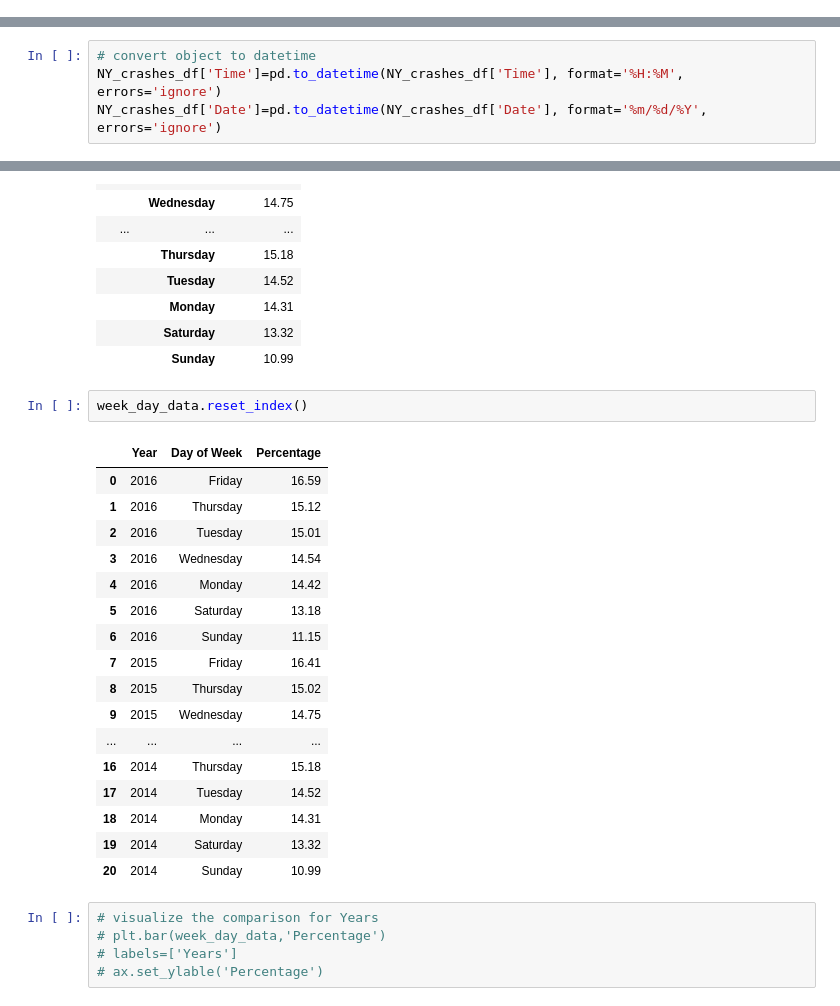
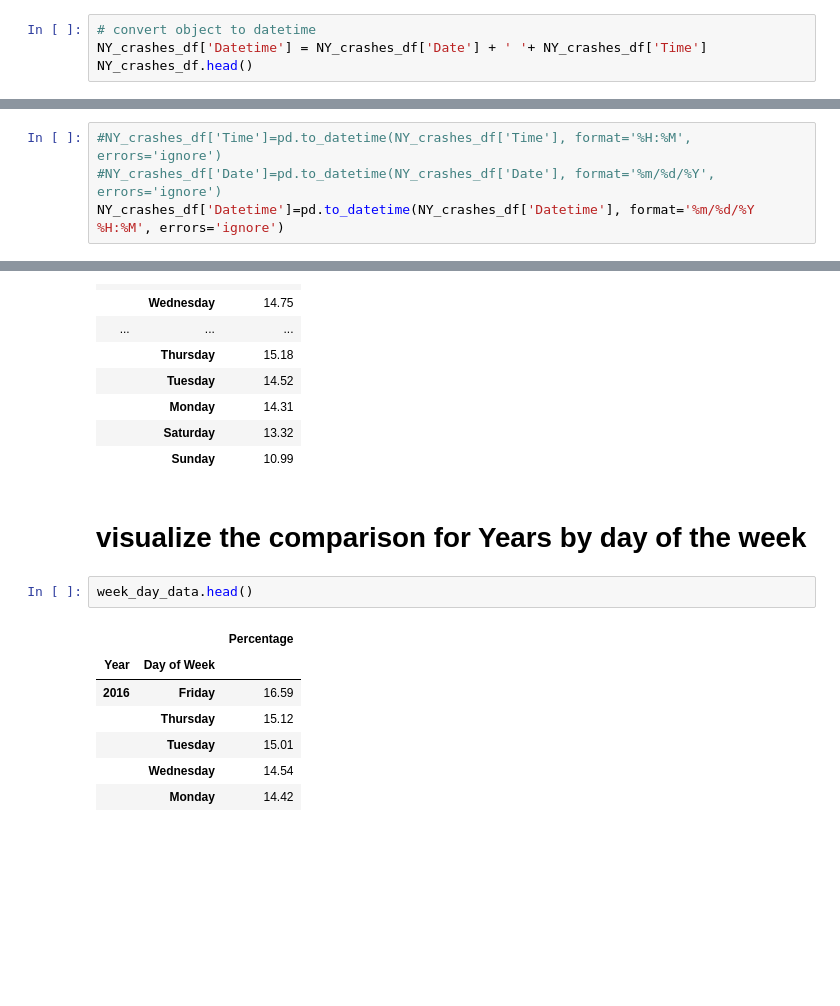
Before and after one commit to nmansoorabadi/Project-1, a Jupyter notebook: Project_1-Najmeh.ipynb, the cells around one changed output, grey strips where cells are left out. Cells and saved outputs as stored; diff of their text form; blank space fills up the shorter version.

```diff
--- a/Project_1-Najmeh.ipynb
+++ b/Project_1-Najmeh.ipynb
@@ -24,0 +31,4 @@ NY_crashes_df.head()
+# %%
+# convert object to datetime
+NY_crashes_df['Datetime'] = NY_crashes_df['Date'] + ' '+ NY_crashes_df['Time']
+NY_crashes_df.head()
@@ -25,4 +42,4 @@ NY_crashes_df.head()
 # %%
-# convert object to datetime
-NY_crashes_df['Time']=pd.to_datetime(NY_crashes_df['Time'], format='%H:%M', errors='ignore')
-NY_crashes_df['Date']=pd.to_datetime(NY_crashes_df['Date'], format='%m/%d/%Y', errors='ignore')
+#NY_crashes_df['Time']=pd.to_datetime(NY_crashes_df['Time'], format='%H:%M', errors='ignore')
+#NY_crashes_df['Date']=pd.to_datetime(NY_crashes_df['Date'], format='%m/%d/%Y', errors='ignore')
+NY_crashes_df['Datetime']=pd.to_datetime(NY_crashes_df['Datetime'], format='%m/%d/%Y %H:%M', errors='ignore')
@@ -104,28 +179,15 @@ week_day_data
 |  | Monday | 14.31 |
 |  | Saturday | 13.32 |
 |  | Sunday | 10.99 |
+# %% [markdown]
+# visualize the comparison for Years by day of the week
 # %%
-week_day_data.reset_index()
+week_day_data.head()
 # %% [output]
-|  | Year | Day of Week | Percentage |
-| 0 | 2016 | Friday | 16.59 |
-| 1 | 2016 | Thursday | 15.12 |
-| 2 | 2016 | Tuesday | 15.01 |
-| 3 | 2016 | Wednesday | 14.54 |
-| 4 | 2016 | Monday | 14.42 |
-| 5 | 2016 | Saturday | 13.18 |
-| 6 | 2016 | Sunday | 11.15 |
-| 7 | 2015 | Friday | 16.41 |
-| 8 | 2015 | Thursday | 15.02 |
-| 9 | 2015 | Wednesday | 14.75 |
-| ... | ... | ... | ... |
-| 16 | 2014 | Thursday | 15.18 |
-| 17 | 2014 | Tuesday | 14.52 |
-| 18 | 2014 | Monday | 14.31 |
-| 19 | 2014 | Saturday | 13.32 |
-| 20 | 2014 | Sunday | 10.99 |
+|  |  | Percentage |
+| Year | Day of Week |  |
+| 2016 | Friday | 16.59 |
+|  | Thursday | 15.12 |
+|  | Tuesday | 15.01 |
+|  | Wednesday | 14.54 |
+|  | Monday | 14.42 |
-# %%
-# visualize the comparison for Years
-# plt.bar(week_day_data,'Percentage')
-# labels=['Years']
-# ax.set_ylable('Percentage')
```
Also changed, not shown: parts of 27 cells of this notebook.
